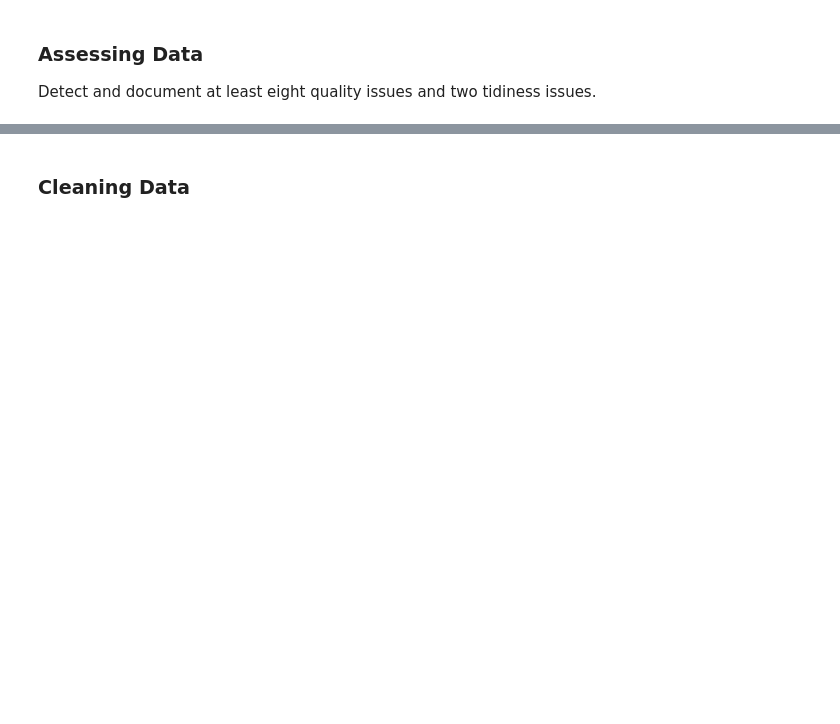
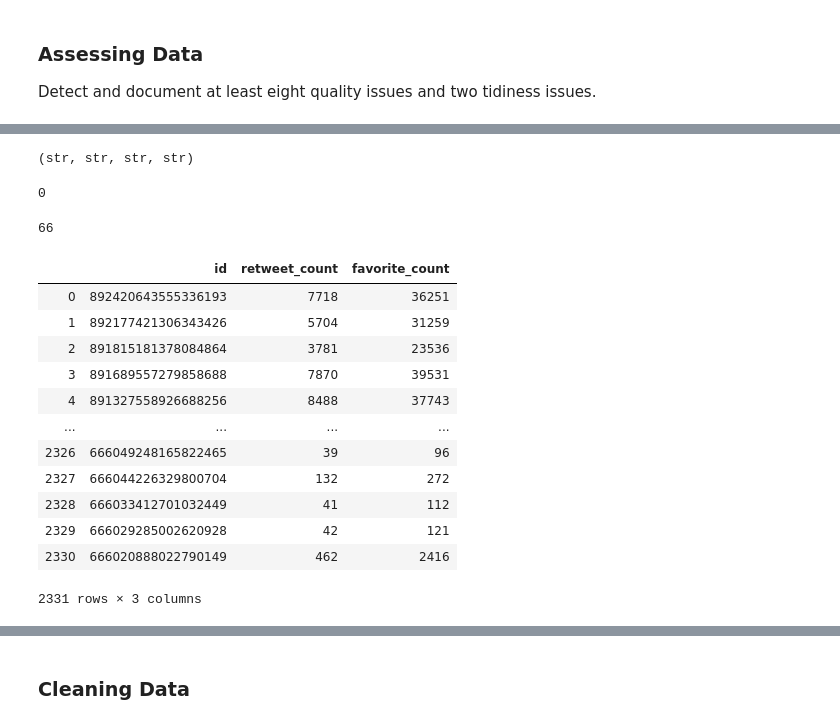
Before and after one commit to csuf-bywong/Wrangle-and-Analyze-Data, a Jupyter notebook: wrangle_act.ipynb, the cells around one changed output, grey strips where cells are left out. Cells and saved outputs as stored; diff of their text form; code cells hidden in the pictures; blank space fills up the shorter version.

```diff
--- a/wrangle_act.ipynb
+++ b/wrangle_act.ipynb
@@ -86,0 +158,3 @@ The third piece of data will be queried from Twitter's API.  Using the tweet ID'
+# %%
+# open the JSON text and put it into a DataFrame
+query_data = pd.read_json('tweet_json.txt')
@@ -86,0 +186,4 @@ The third piece of data will be queried from Twitter's API.  Using the tweet ID'
+# %%
+query_data['tweet_id'] = query_data['id']
+query_data = query_data[['id', 'retweet_count', 'favorite_count']]
+query_data.head()
@@ -96,0 +409,31 @@ Detect and document at least eight quality issues and two tidiness issues.
+# %%
+# investigate what those objects really are
+type(image_preds.jpg_url[0]), type(image_preds.p1[0]), type(image_preds.p2[0]), type(image_preds.p3[0])
+# %% [output]
+(str, str, str, str)
+# %%
+# check if there are duplicate rows
+sum(image_preds.tweet_id.duplicated())
+# %% [output]
+0
+# %%
+# check if there are duplicate jpg_url
+sum(image_preds.jpg_url.duplicated())
+# %% [output]
+66
+# %%
+query_data
+# %% [output]
+|  | id | retweet_count | favorite_count |
+| 0 | 892420643555336193 | 7718 | 36251 |
+| 1 | 892177421306343426 | 5704 | 31259 |
+| 2 | 891815181378084864 | 3781 | 23536 |
+| 3 | 891689557279858688 | 7870 | 39531 |
+| 4 | 891327558926688256 | 8488 | 37743 |
+| ... | ... | ... | ... |
+| 2326 | 666049248165822465 | 39 | 96 |
+| 2327 | 666044226329800704 | 132 | 272 |
+| 2328 | 666033412701032449 | 41 | 112 |
+| 2329 | 666029285002620928 | 42 | 121 |
+| 2330 | 666020888022790149 | 462 | 2416 |
+2331 rows × 3 columns
```
Also changed, not shown: parts of 47 cells of this notebook, 4 other files.
